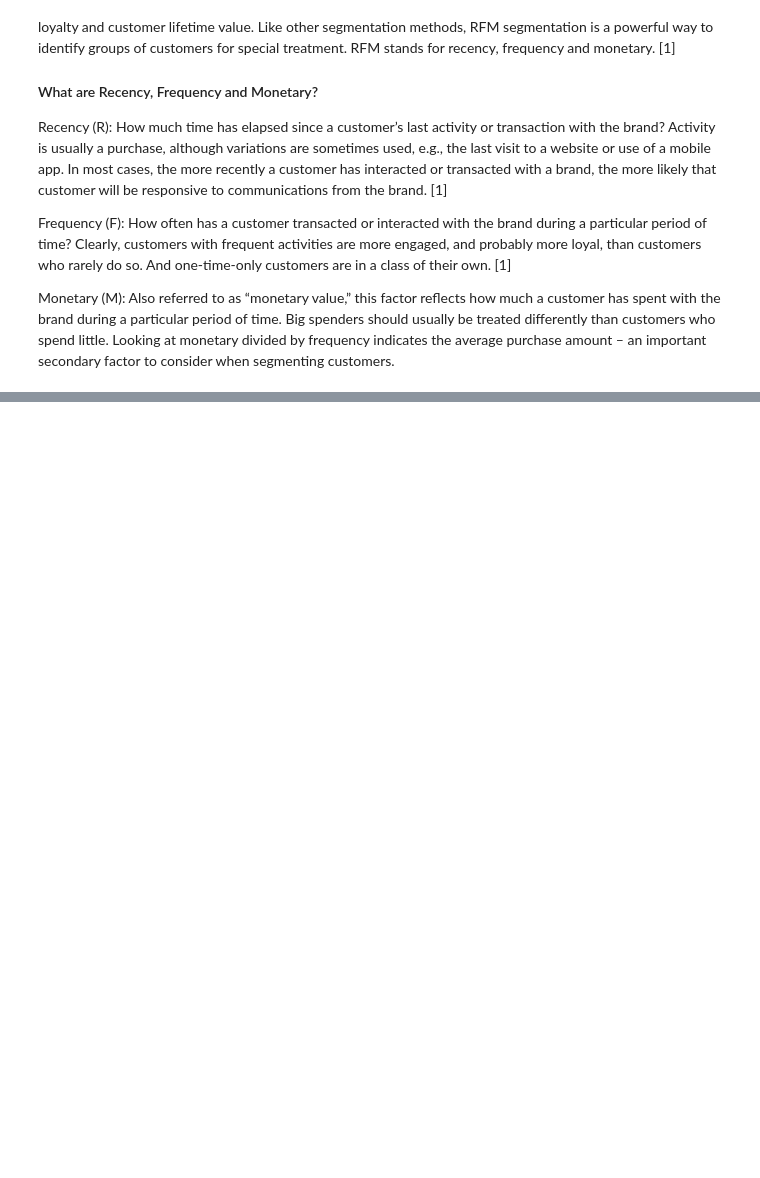
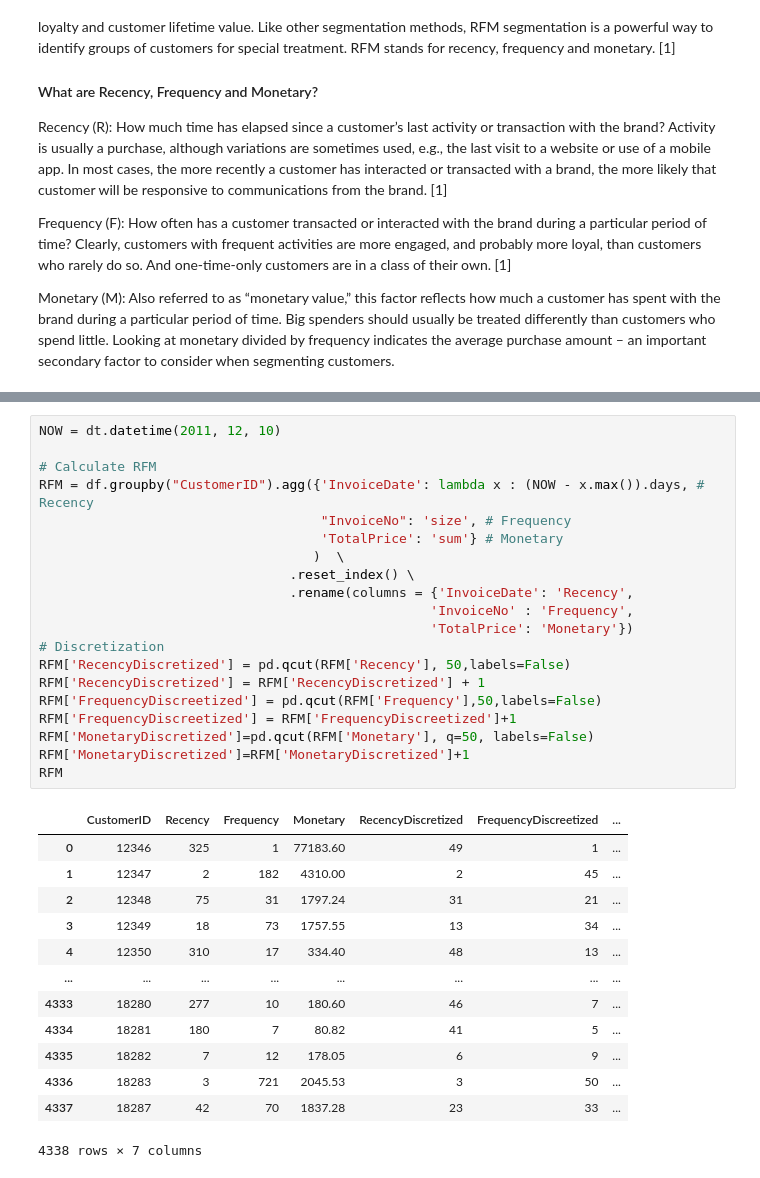
Before and after one commit to duyphuongnguyen1999/RFM-Customers-Segmentation, a Jupyter notebook: RFM Customer Segmentation.ipynb, the cells around one changed output, grey strips where cells are left out. Saved outputs shown, nothing was run; the diff lists cells and outputs as text; blank space fills up the shorter version.

```diff
--- a/RFM Customer Segmentation.ipynb
+++ b/RFM Customer Segmentation.ipynb
@@ -429,0 +400,34 @@ canceled
+# %%
+NOW = dt.datetime(2011, 12, 10)
+
+# Calculate RFM
+RFM = df.groupby("CustomerID").agg({'InvoiceDate': lambda x : (NOW - x.max()).days, # Recency
+                                    "InvoiceNo": 'size', # Frequency
+                                    'TotalPrice': 'sum'} # Monetary
+                                   )  \
+                                .reset_index() \
+                                .rename(columns = {'InvoiceDate': 'Recency',
+                                                  'InvoiceNo' : 'Frequency',
+                                                  'TotalPrice': 'Monetary'})
+# Discretization
+RFM['RecencyDiscretized'] = pd.qcut(RFM['Recency'], 50,labels=False)
+RFM['RecencyDiscretized'] = RFM['RecencyDiscretized'] + 1
+RFM['FrequencyDiscreetized'] = pd.qcut(RFM['Frequency'],50,labels=False)
+RFM['FrequencyDiscreetized'] = RFM['FrequencyDiscreetized']+1
+RFM['MonetaryDiscretized']=pd.qcut(RFM['Monetary'], q=50, labels=False)
+RFM['MonetaryDiscretized']=RFM['MonetaryDiscretized']+1
+RFM
+# %% [output]
+|  | CustomerID | Recency | Frequency | Monetary | RecencyDiscretized | FrequencyDiscreetized | ... |
+| 0 | 12346 | 325 | 1 | 77183.60 | 49 | 1 | ... |
+| 1 | 12347 | 2 | 182 | 4310.00 | 2 | 45 | ... |
+| 2 | 12348 | 75 | 31 | 1797.24 | 31 | 21 | ... |
+| 3 | 12349 | 18 | 73 | 1757.55 | 13 | 34 | ... |
+| 4 | 12350 | 310 | 17 | 334.40 | 48 | 13 | ... |
+| ... | ... | ... | ... | ... | ... | ... | ... |
+| 4333 | 18280 | 277 | 10 | 180.60 | 46 | 7 | ... |
+| 4334 | 18281 | 180 | 7 | 80.82 | 41 | 5 | ... |
+| 4335 | 18282 | 7 | 12 | 178.05 | 6 | 9 | ... |
+| 4336 | 18283 | 3 | 721 | 2045.53 | 3 | 50 | ... |
+| 4337 | 18287 | 42 | 70 | 1837.28 | 23 | 33 | ... |
+4338 rows × 7 columns
```
Also changed, not shown: parts of 5 cells of this notebook.
